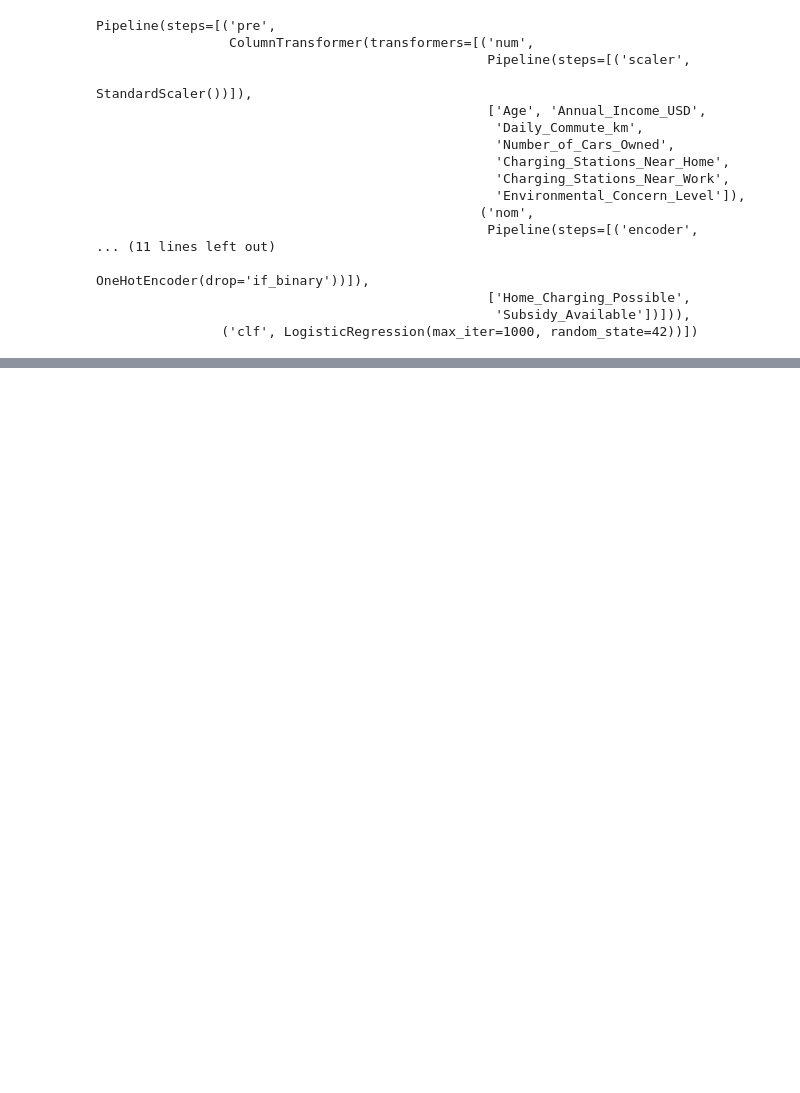
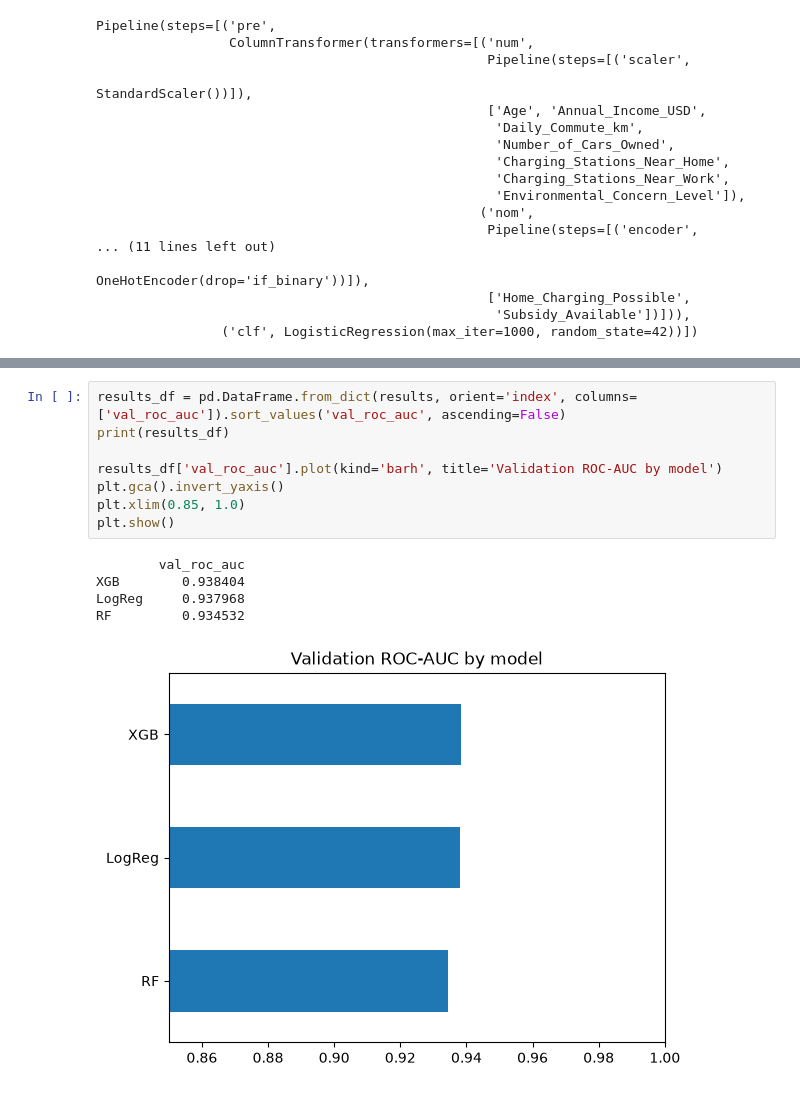
Before and after one commit to imgabrielas/Not-So-Small-ML, a Jupyter notebook: Electric Vehicle Purchases/Electric-Vehicle-Purchases.ipynb, the cells around one changed output, grey strips where cells are left out. Saved outputs shown, nothing was run; the diff lists cells and outputs as text; blank space fills up the shorter version.

Commit message:
model comparison - base

```diff
--- a/Electric Vehicle Purchases/Electric-Vehicle-Purchases.ipynb
+++ b/Electric Vehicle Purchases/Electric-Vehicle-Purchases.ipynb
@@ -274,0 +313,14 @@ evaluate('XGB', xgb_pipe)
+# %%
+results_df = pd.DataFrame.from_dict(results, orient='index', columns=['val_roc_auc']).sort_values('val_roc_auc', ascending=False)
+print(results_df)
+
+results_df['val_roc_auc'].plot(kind='barh', title='Validation ROC-AUC by model')
+plt.gca().invert_yaxis()
+plt.xlim(0.85, 1.0)
+plt.show()
+# %% [output]
+        val_roc_auc
+XGB        0.938404
+LogReg     0.937968
+RF         0.934532
+[figure, added]
```
Also changed, not shown: parts of 2 cells of this notebook.
